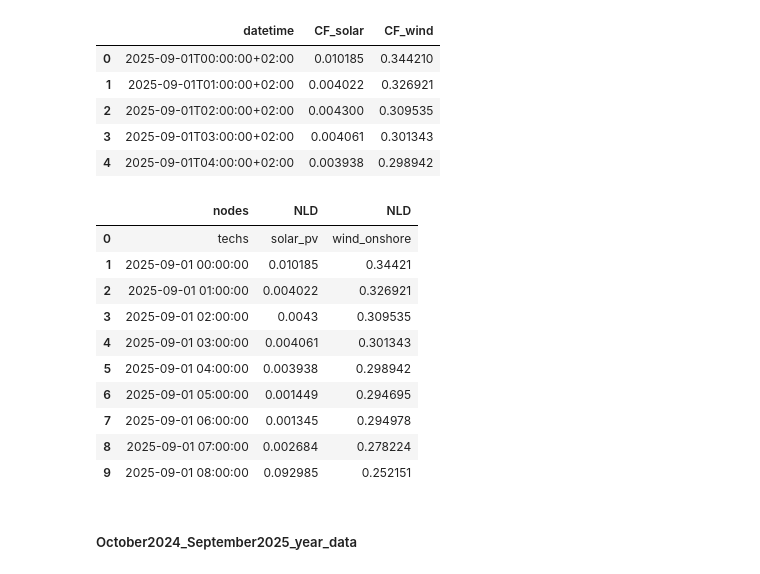
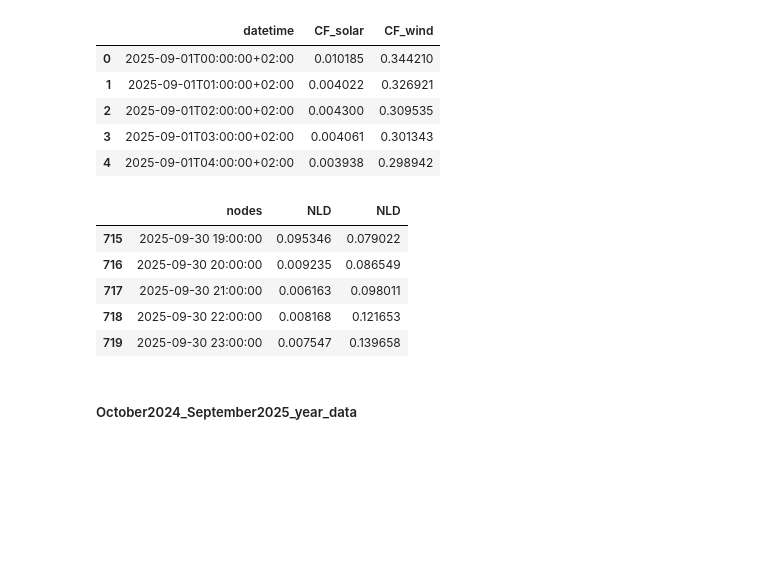
Before and after one commit to Yao10161016/electricity-market-dispatch-model-spain, a Jupyter notebook: calliope_model/model/input_data_tables/data_clean.ipynb, the cells around one changed output. Saved outputs shown, nothing was run; the diff lists cells and outputs as text; code cells hidden in the pictures; blank space fills up the shorter version.

```diff
--- a/calliope_model/model/input_data_tables/data_clean.ipynb
+++ b/calliope_model/model/input_data_tables/data_clean.ipynb
@@ -190,41 +190,39 @@ renewables_df.head()
 # %%
 # Extract datetime and value
 renewables_df["datetime"] = pd.to_datetime(renewables_df["datetime"])
 renewables_df = renewables_df[["datetime", "CF_solar", "CF_wind"]].rename(columns={"CF_solar": "NLD", "CF_wind": "NLD1"})
 
 # Format to match demand.csv
 # First header rows as in demand.csv
 header = pd.DataFrame({"nodes": ["techs"], "NLD": ["solar_pv"], "NLD1": ["wind_onshore"]})
 
 # Prepare final formatted time series
 ts = pd.DataFrame({
     "nodes": renewables_df["datetime"].dt.strftime("%Y-%m-%d %H:%M:%S"),
     "NLD": renewables_df["NLD"],
     "NLD1": renewables_df["NLD1"]
 })
 
 # Combine them together
 renewables_final = pd.concat([header, ts], ignore_index=True)
 
 # change the name of NLD1 to NLD
 renewables_final = renewables_final.rename(columns={"NLD1": "NLD"})
 
+# delete last row of renewables_final
+renewables_final = renewables_final[:-1]
+
 # Save to new CSV
 renewables_final.to_csv("./renewables_sept2025.csv", index=False)
 
-renewables_final.head(10)
+renewables_final.tail()
 # %% [output]
 |  | nodes | NLD | NLD |
-| 0 | techs | solar_pv | wind_onshore |
-| 1 | 2025-09-01 00:00:00 | 0.010185 | 0.34421 |
-| 2 | 2025-09-01 01:00:00 | 0.004022 | 0.326921 |
-| 3 | 2025-09-01 02:00:00 | 0.0043 | 0.309535 |
-| 4 | 2025-09-01 03:00:00 | 0.004061 | 0.301343 |
-| 5 | 2025-09-01 04:00:00 | 0.003938 | 0.298942 |
-| 6 | 2025-09-01 05:00:00 | 0.001449 | 0.294695 |
-| 7 | 2025-09-01 06:00:00 | 0.001345 | 0.294978 |
-| 8 | 2025-09-01 07:00:00 | 0.002684 | 0.278224 |
-| 9 | 2025-09-01 08:00:00 | 0.092985 | 0.252151 |
+| 715 | 2025-09-30 19:00:00 | 0.095346 | 0.079022 |
+| 716 | 2025-09-30 20:00:00 | 0.009235 | 0.086549 |
+| 717 | 2025-09-30 21:00:00 | 0.006163 | 0.098011 |
+| 718 | 2025-09-30 22:00:00 | 0.008168 | 0.121653 |
+| 719 | 2025-09-30 23:00:00 | 0.007547 | 0.139658 |
 # %% [markdown]
 ##### October2024_September2025_year_data
 # %%
```
Also changed, not shown: parts of 2 cells of this notebook, 1 other file.
